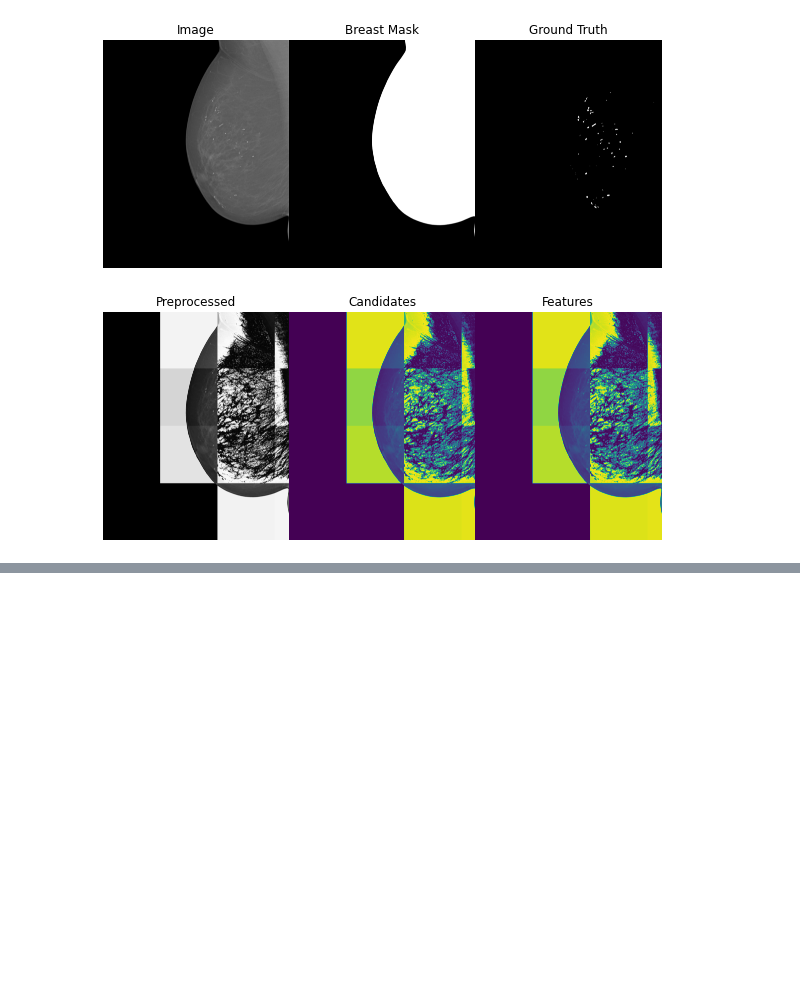
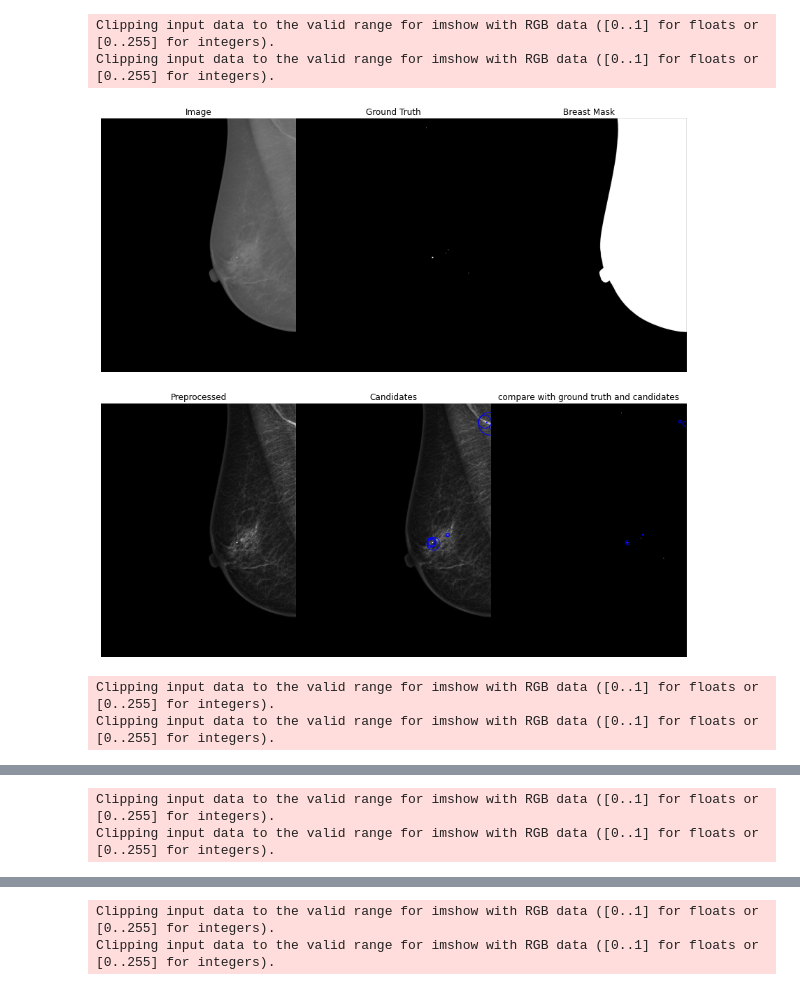
Before and after one commit to emyesme/CalcificationDetection, a Jupyter notebook: calcificationTestImageProcessing.ipynb, the cells around one changed output, grey strips where cells are left out. Drawn from its saved outputs; the diff is of its cells as text; code cells hidden in the pictures; blank space fills up the shorter version.

Commit message:
preprocessing with dezahing dark channel prior and candidates with goh

```diff
--- a/calcificationTestImageProcessing.ipynb
+++ b/calcificationTestImageProcessing.ipynb
@@ -190,9 +152,3 @@ def preprocessingDeHazingPy(matrix, mask):
 
   preprocessed = hazeCorrectedImg
   return preprocessed
-# %%
-# candidateExtraction
-# here explain what you code
-def candidateExtraction(matrix, mask):
-  candidates = matrix
-  return candidates
@@ -226,6 +316,9 @@ with open(os.path.join(DATA_DIR,'normals.txt')) as f:
     for line in f:
         normals.append(line[:-1])
 # %%
+from matplotlib.patches import Circle
+import copy
+
 
 #go through the image files
 for image, breastMask, groundTruth in zip(images, breastMasks, groundTruths):
@@ -236,7 +329,7 @@ for image, breastMask, groundTruth in zip(images, breastMasks, groundTruths):
   #print(breastMask)
 
   # 20588020, 7717, 5328, 3787, 5725, 3859, 6934, 50995872
-  digits = '5328'
+  digits = '5872'
 
   if ((digits in image) and (digits in breastMask) and ('mask' in breastMask)):
     #upload
@@ -247,53 +340,88 @@ for image, breastMask, groundTruth in zip(images, breastMasks, groundTruths):
     # here you can prove things in the image
 
     # preprocessing
-    preprocessed = preprocessingDeHazingPy(img, imgMask)
-    #preprocessed = preprocessingWavelet(img, imgMask)
+    imgCopy = copy.deepcopy(img)
+    # preprocessed = preprocessingDeHazingPy(img, imgMask)
+    preprocessed = deHazingDarkChannelPriorPy(imgCopy, imgMask)
+    # after preprocessingDeHazingPy + contrast streching to see
+    # preprocessed = preprocessingDeHazingPy(imgCopy,imgMask)
+
+
+      # still missing quantum noise supression
+      # details in the phd defense file
+
+      # still missing linear streching
+
+      # still missing CLAHE (adaptive histogram equalization) opencv library
+
+      # fiber intersections may also appear as bright spots (false positives)
 
     # candidate extraction
-    candidates = candidateExtraction(preprocessed, imgMask)
+    copyPreprocessed = copy.deepcopy(preprocessed)
+    # we have to change np.float64 to np.float32 for the grayscale conversion
+    # leading to a reduction of gray values
+    copyPreprocessed = copyPreprocessed.astype(np.float32)
+
+    copyPreprocessed = cv2.cvtColor(copyPreprocessed, cv2.COLOR_BGR2GRAY)
+    candidates = candidateExtraction(copyPreprocessed, imgMask)
+    # images with pectoral muscule cause false positives
 
     # feature extraction
-    features = featuresExtraction(candidates, imgMask)
+    features = featuresExtraction(preprocessed, imgMask)
 
     # display related
 
     # matrix of plots and size of the figure
-    figure, axis = plt.subplots(2, 3, figsize=(10,10))
+    figure, axis = plt.subplots(2, 3, figsize=(15,15))
 
     # draw in the axis the img
     axis[0][0].imshow(img)
     # switch off the axis of the plot
     axis[0][0].axis('off')
     # set a title for the plot
     axis[0][0].set_title('Image')
 
-    axis[0][1].imshow(imgMask)
+    axis[0][1].imshow(imgGroundTruth)
     axis[0][1].axis('off')
-    axis[0][1].set_title('Breast Mask')
+    axis[0][1].set_title('Ground Truth')
 
-    axis[0][2].imshow(imgGroundTruth)
+    axis[0][2].imshow(imgMask)
     axis[0][2].axis('off')
-    axis[0][2].set_title('Ground Truth')
+    axis[0][2].set_title('Breast Mask')
 
     axis[1][0].imshow(preprocessed, cmap='gray')
     axis[1][0].axis('off')
     axis[1][0].set_title('Preprocessed')
 
-    axis[1][1].imshow(candidates)
+    # draw candidates as circles
+    axis[1][1].imshow(preprocessed, cmap='gray')
     axis[1][1].axis('off')
     axis[1][1].set_title('Candidates')
 
-    axis[1][2].imshow(features)
+    # Now, loop through coord arrays, and create a circle at each x,y pair
+    for y,x,sigma in candidates:
+      blob = Circle((x,y), sigma*5, color='blue', fill=False)
+      axis[1][1].add_patch(blob)
+
+    axis[1][2].imshow(imgGroundTruth, cmap='gray')
     axis[1][2].axis('off')
-    axis[1][2].set_title('Features')
+    axis[1][2].set_title('compare with ground truth and candidates')
+
+    # Now, loop through coord arrays, and create a circle at each x,y pair
+    for y,x,sigma in candidates:
+      blob = Circle((x,y), sigma, color='blue', fill=False)
+      axis[1][2].add_patch(blob)
 
     plt.subplots_adjust(wspace=0, hspace=0)
 
     # display figure with image
     plt.show()
 
     # display image with other function
     #cv2_imshow(features)
 # %% [output]
+Clipping input data to the valid range for imshow with RGB data ([0..1] for floats or [0..255] for integers).
+Clipping input data to the valid range for imshow with RGB data ([0..1] for floats or [0..255] for integers).
-[figure, old version]
+[figure, new version]
+Clipping input data to the valid range for imshow with RGB data ([0..1] for floats or [0..255] for integers).
+Clipping input data to the valid range for imshow with RGB data ([0..1] for floats or [0..255] for integers).
@@ -299,0 +429,2 @@ for image, breastMask, groundTruth in zip(images, breastMasks, groundTruths):
+Clipping input data to the valid range for imshow with RGB data ([0..1] for floats or [0..255] for integers).
+Clipping input data to the valid range for imshow with RGB data ([0..1] for floats or [0..255] for integers).
@@ -299,0 +432,2 @@ for image, breastMask, groundTruth in zip(images, breastMasks, groundTruths):
+Clipping input data to the valid range for imshow with RGB data ([0..1] for floats or [0..255] for integers).
+Clipping input data to the valid range for imshow with RGB data ([0..1] for floats or [0..255] for integers).
```
Also changed, not shown: parts of 16 cells of this notebook.
